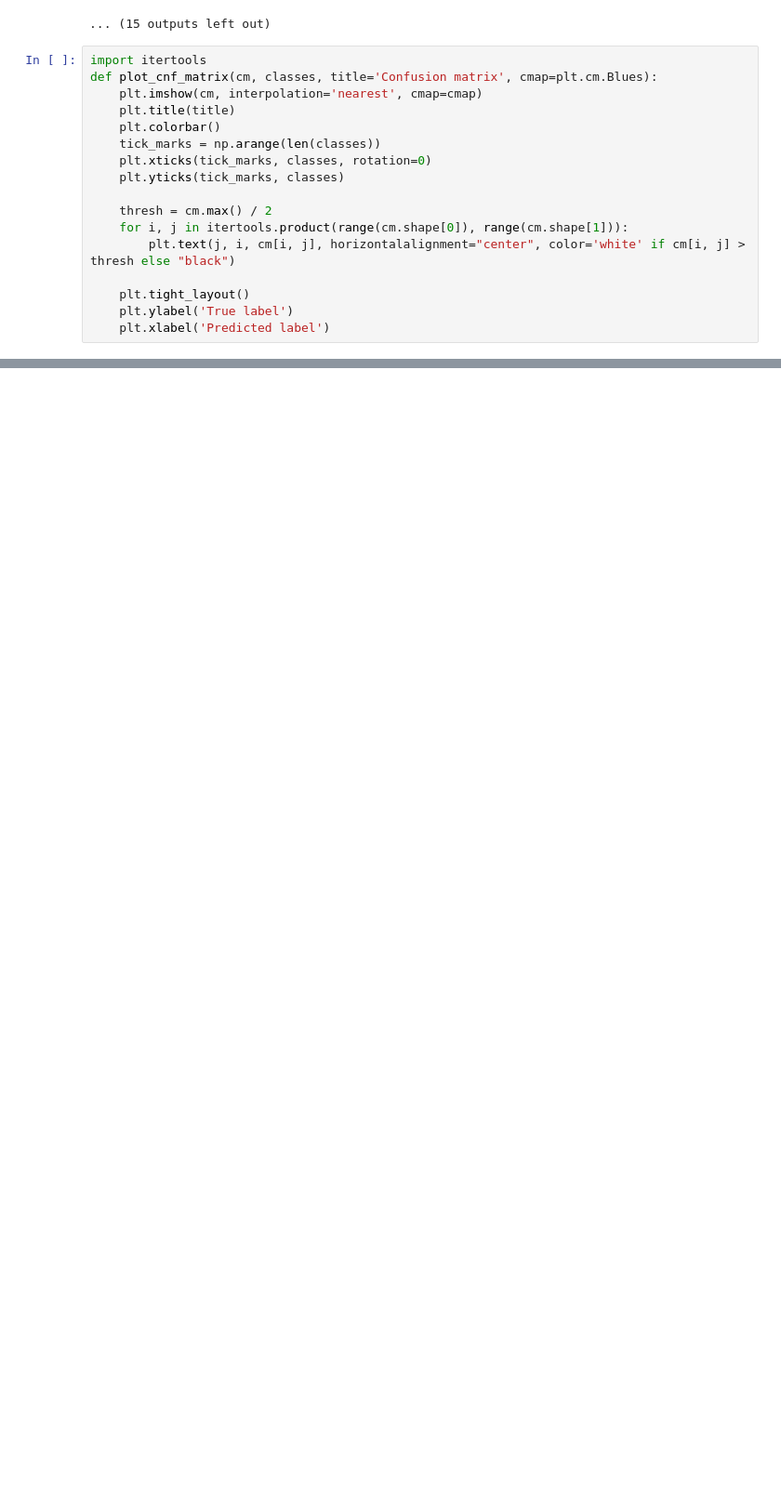
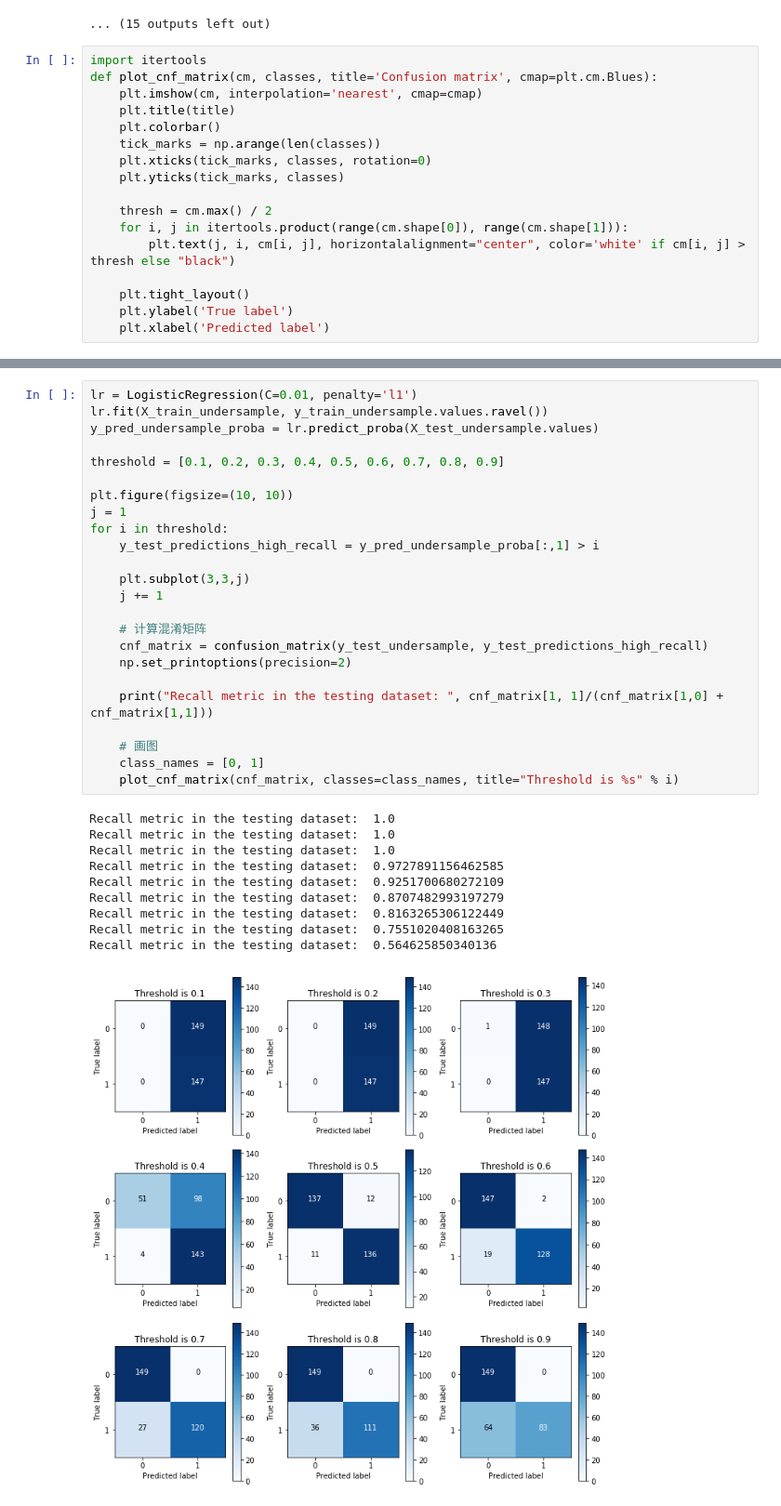
Before and after one commit to wangcai-a/learning, a Jupyter notebook: 逻辑回归/逻辑回归_信用卡欺诈检测/信用卡欺诈检测.ipynb, the cells around one changed output, grey strips where cells are left out. Shown: that part at 93% size. Cells and saved outputs as stored; diff of their text form; blank space fills up the shorter version.

Commit message:
different threshold

```diff
--- a/逻辑回归/逻辑回归_信用卡欺诈检测/信用卡欺诈检测.ipynb
+++ b/逻辑回归/逻辑回归_信用卡欺诈检测/信用卡欺诈检测.ipynb
@@ -273,0 +285,35 @@ ValueError: bad input shape ()
+# %%
+lr = LogisticRegression(C=0.01, penalty='l1')
+lr.fit(X_train_undersample, y_train_undersample.values.ravel())
+y_pred_undersample_proba = lr.predict_proba(X_test_undersample.values)
+
+threshold = [0.1, 0.2, 0.3, 0.4, 0.5, 0.6, 0.7, 0.8, 0.9]
+
+plt.figure(figsize=(10, 10))
+j = 1
+for i in threshold:
+    y_test_predictions_high_recall = y_pred_undersample_proba[:,1] > i
+
+    plt.subplot(3,3,j)
+    j += 1
+
+    # 计算混淆矩阵
+    cnf_matrix = confusion_matrix(y_test_undersample, y_test_predictions_high_recall)
+    np.set_printoptions(precision=2)
+
+    print("Recall metric in the testing dataset: ", cnf_matrix[1, 1]/(cnf_matrix[1,0] + cnf_matrix[1,1]))
+
+    # 画图
+    class_names = [0, 1]
+    plot_cnf_matrix(cnf_matrix, classes=class_names, title="Threshold is %s" % i)
+# %% [output]
+Recall metric in the testing dataset:  1.0
+Recall metric in the testing dataset:  1.0
+Recall metric in the testing dataset:  1.0
+Recall metric in the testing dataset:  0.9727891156462585
+Recall metric in the testing dataset:  0.9251700680272109
+Recall metric in the testing dataset:  0.8707482993197279
+Recall metric in the testing dataset:  0.8163265306122449
+Recall metric in the testing dataset:  0.7551020408163265
+Recall metric in the testing dataset:  0.564625850340136
+[figure, added]
```
Also changed, not shown: parts of 3 cells of this notebook.
